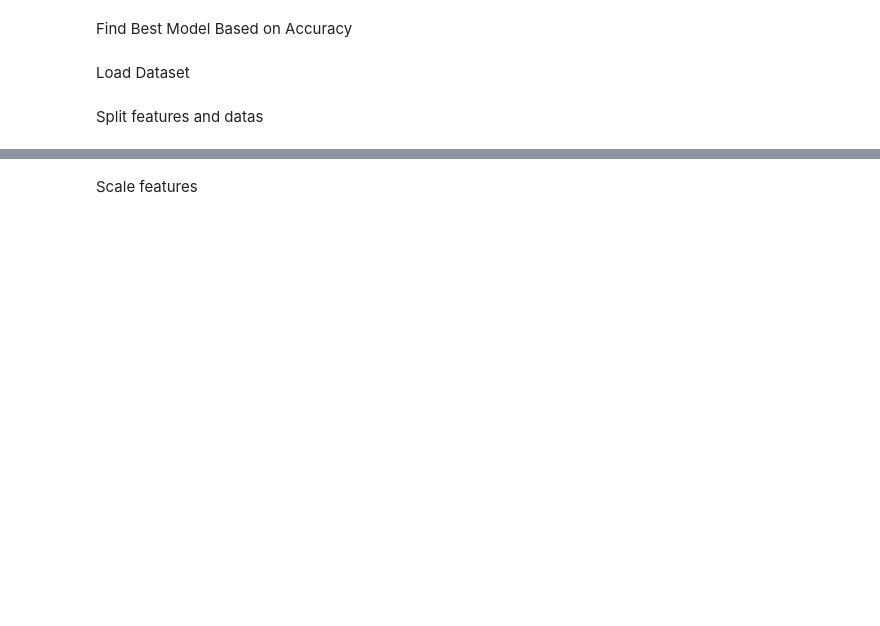
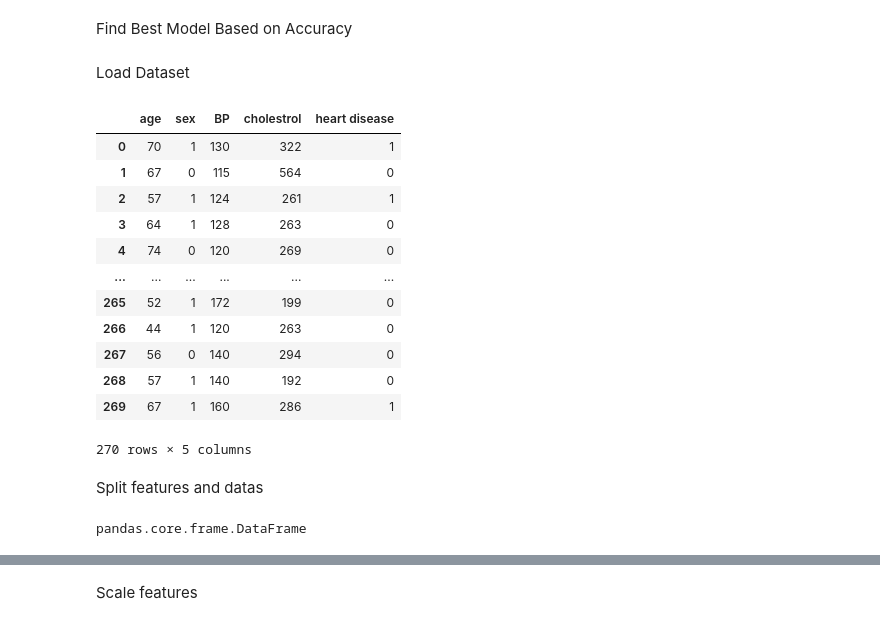
Before and after one commit to FAYASISMAEL/AI-ML-Visualization-Files, a Jupyter notebook: BestAccuracyDecisionTree.ipynb, the cells around one changed output, grey strips where cells are left out. Cells and saved outputs as stored; diff of their text form; code cells hidden in the pictures; blank space fills up the shorter version.

```diff
--- a/BestAccuracyDecisionTree.ipynb
+++ b/BestAccuracyDecisionTree.ipynb
@@ -20,8 +20,29 @@ from sklearn.metrics import accuracy_score, confusion_matrix, classification_rep
 Load Dataset
 # %%
 data = pd.read_csv('/content/heart_v2.csv')
+# %%
+data
+# %% [output]
+|  | age | sex | BP | cholestrol | heart disease |
+| 0 | 70 | 1 | 130 | 322 | 1 |
+| 1 | 67 | 0 | 115 | 564 | 0 |
+| 2 | 57 | 1 | 124 | 261 | 1 |
+| 3 | 64 | 1 | 128 | 263 | 0 |
+| 4 | 74 | 0 | 120 | 269 | 0 |
+| ... | ... | ... | ... | ... | ... |
+| 265 | 52 | 1 | 172 | 199 | 0 |
+| 266 | 44 | 1 | 120 | 263 | 0 |
+| 267 | 56 | 0 | 140 | 294 | 0 |
+| 268 | 57 | 1 | 140 | 192 | 0 |
+| 269 | 67 | 1 | 160 | 286 | 1 |
+270 rows × 5 columns
 # %% [markdown]
 Split features and datas
 # %%
 X = data.iloc[:, :-1]
 y = data.iloc[:, -1]
+# %%
+X
+type(X)
+# %% [output]
+pandas.core.frame.DataFrame
```
Also changed, not shown: parts of 14 cells of this notebook.
